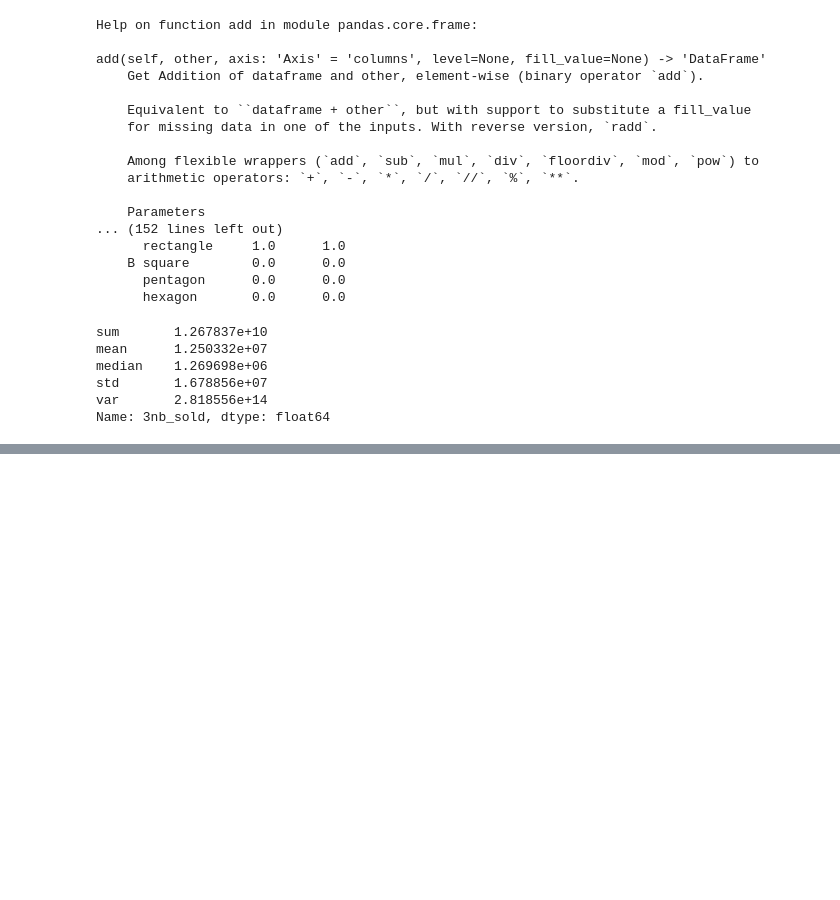
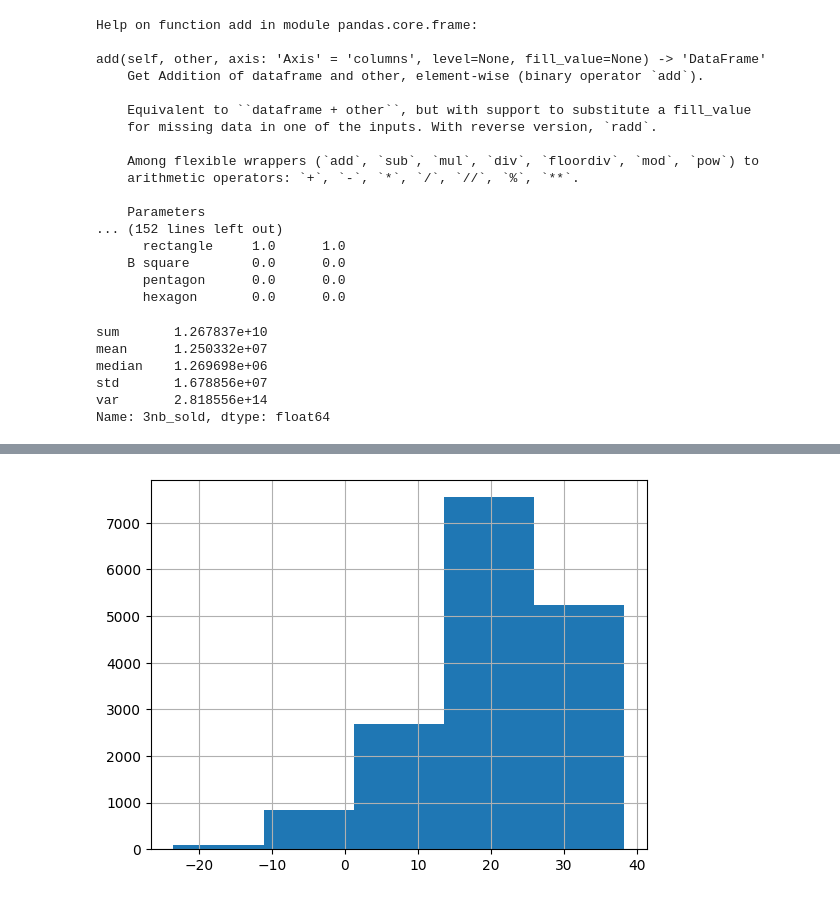
Before and after one commit to DJIOTSA/DATA-SCIENCE, a Jupyter notebook: courses/04 Data Manipulation with pandas/notebook.ipynb, the cells around one changed output, grey strips where cells are left out. Saved outputs shown, nothing was run; the diff lists cells and outputs as text; code cells hidden in the pictures; blank space fills up the shorter version.

```diff
--- a/courses/04 Data Manipulation with pandas/notebook.ipynb
+++ b/courses/04 Data Manipulation with pandas/notebook.ipynb
@@ -413,0 +642,5 @@ Name: 3nb_sold, dtype: float64
+# %%
+new_dataset['avg_temp_c'].hist(bins=5)
+plt.show()
+# %% [output]
+[figure, added]
```
Also changed, not shown: parts of 27 cells of this notebook, 9 other files.
